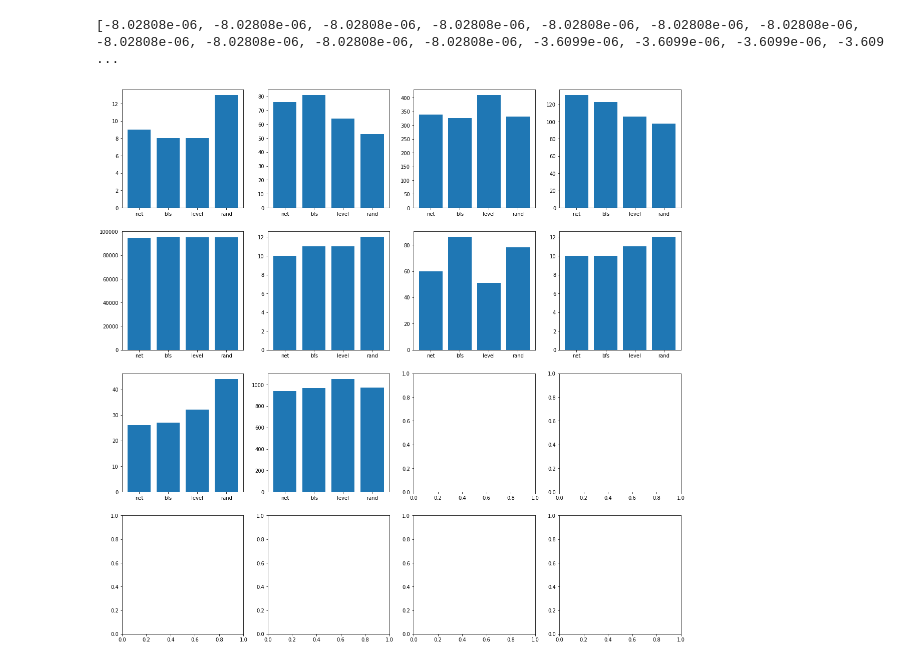
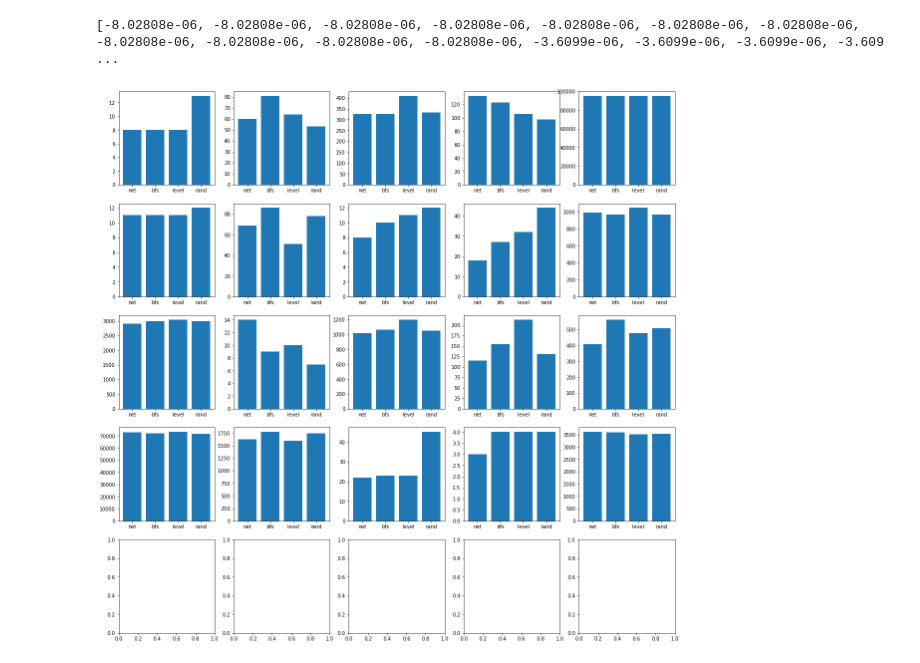
Before and after one commit to ianlienfa/BBGym-RL, a Jupyter notebook: src/eval.ipynb, the cells around one changed output. Cells and saved outputs as stored; diff of their text form; code cells hidden in the pictures.

```diff
--- a/src/eval.ipynb
+++ b/src/eval.ipynb
@@ -100,7 +100,7 @@ def read_node_searched_file(filename):
     return net_node_searched, bfs_node_searched, level_node_searched, rand_node_searched
 
 def testing(directory_name):
-    size = 4
+    size = 5
     fig, ax = plt.subplots(size, size, figsize=(20, 20))
     x, y, ct = 0, 0, 0
     for filename in os.listdir(directory_name):
@@ -113,7 +113,7 @@ def testing(directory_name):
         if x >= size:
             x, y = 0, y+1
 # %%
-test_directory_path = "../build/1659272012/"
+test_directory_path = "../build/1659336333/"
 testing(test_directory_path)
 # %% [output]
-[figure, old version]
+[figure, new version]
```
Also changed, not shown: parts of 2 cells of this notebook, 3 other files.
